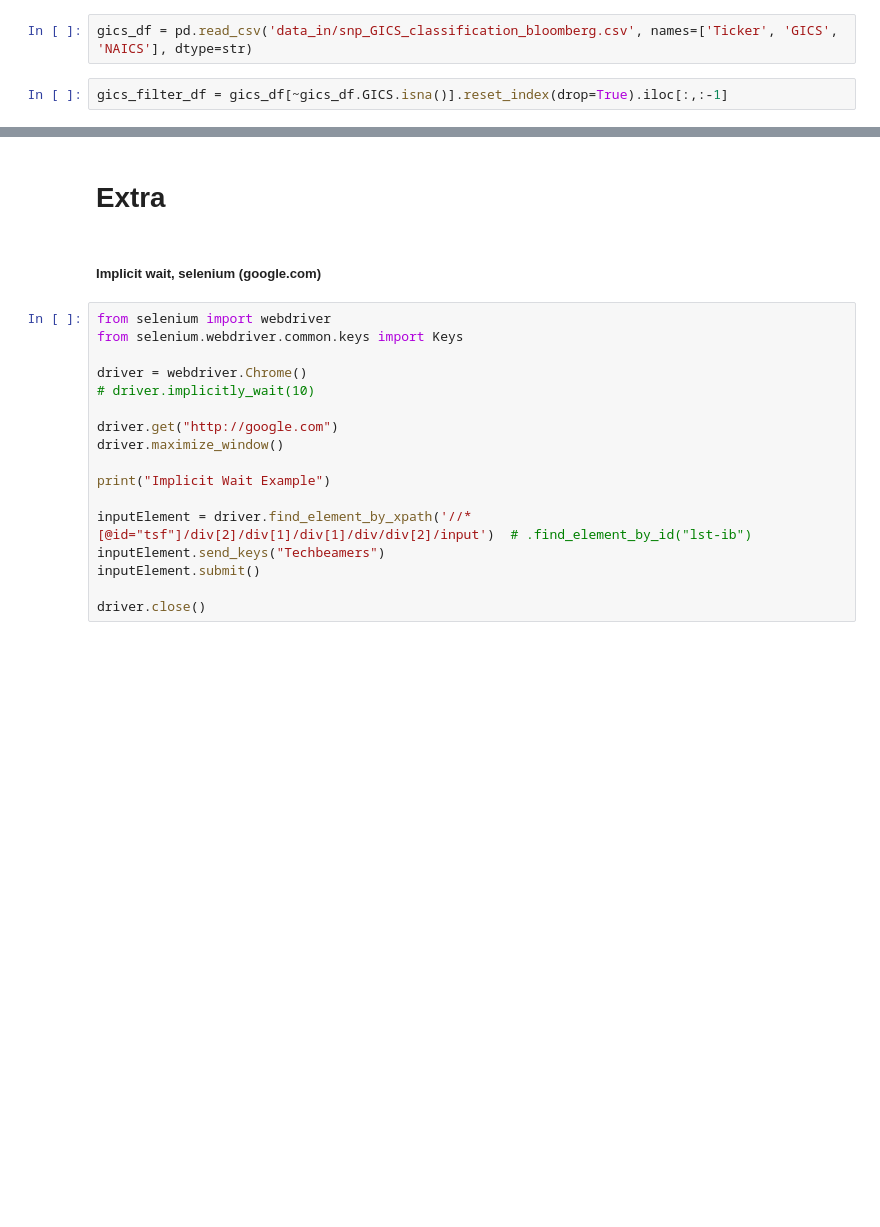
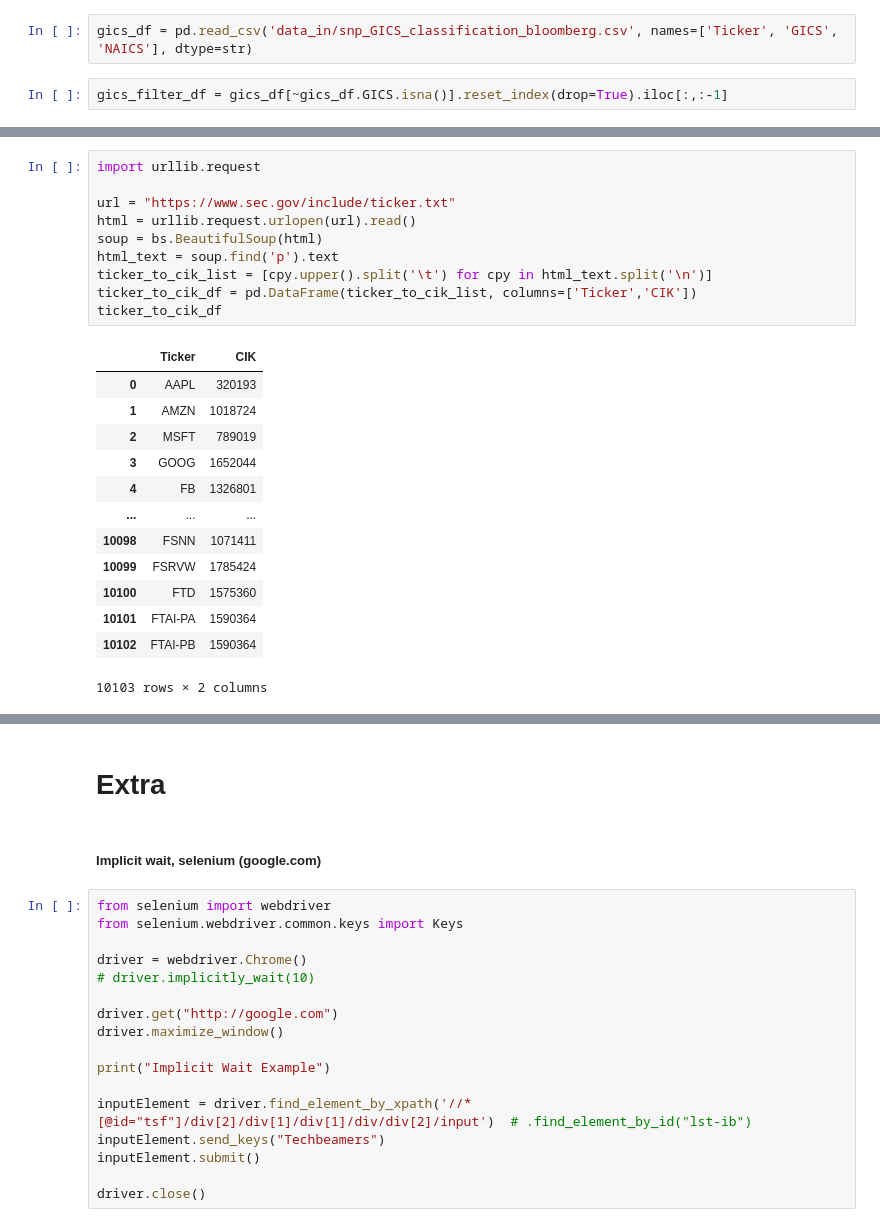
Before and after one commit to Sivalavida/Text-based-Industry-Classification, a Jupyter notebook: Scraper script.ipynb, the cells around one changed output, grey strips where cells are left out. Drawn from its saved outputs; the diff is of its cells as text; blank space fills up the shorter version.

Commit message:
added russell tickers to scrape 10K reprts

```diff
--- a/Scraper script.ipynb
+++ b/Scraper script.ipynb
@@ -552,0 +604,24 @@ gics_filter_df.to_csv('data_out/ticker_to_gics.csv')
+# %%
+import urllib.request
+
+url = "https://www.sec.gov/include/ticker.txt"
+html = urllib.request.urlopen(url).read()
+soup = bs.BeautifulSoup(html)
+html_text = soup.find('p').text
+ticker_to_cik_list = [cpy.upper().split('\t') for cpy in html_text.split('\n')]
+ticker_to_cik_df = pd.DataFrame(ticker_to_cik_list, columns=['Ticker','CIK'])
+ticker_to_cik_df
+# %% [output]
+|  | Ticker | CIK |
+| 0 | AAPL | 320193 |
+| 1 | AMZN | 1018724 |
+| 2 | MSFT | 789019 |
+| 3 | GOOG | 1652044 |
+| 4 | FB | 1326801 |
+| ... | ... | ... |
+| 10098 | FSNN | 1071411 |
+| 10099 | FSRVW | 1785424 |
+| 10100 | FTD | 1575360 |
+| 10101 | FTAI-PA | 1590364 |
+| 10102 | FTAI-PB | 1590364 |
+10103 rows × 2 columns
```
Also changed, not shown: parts of 12 cells of this notebook, 6 other files.
